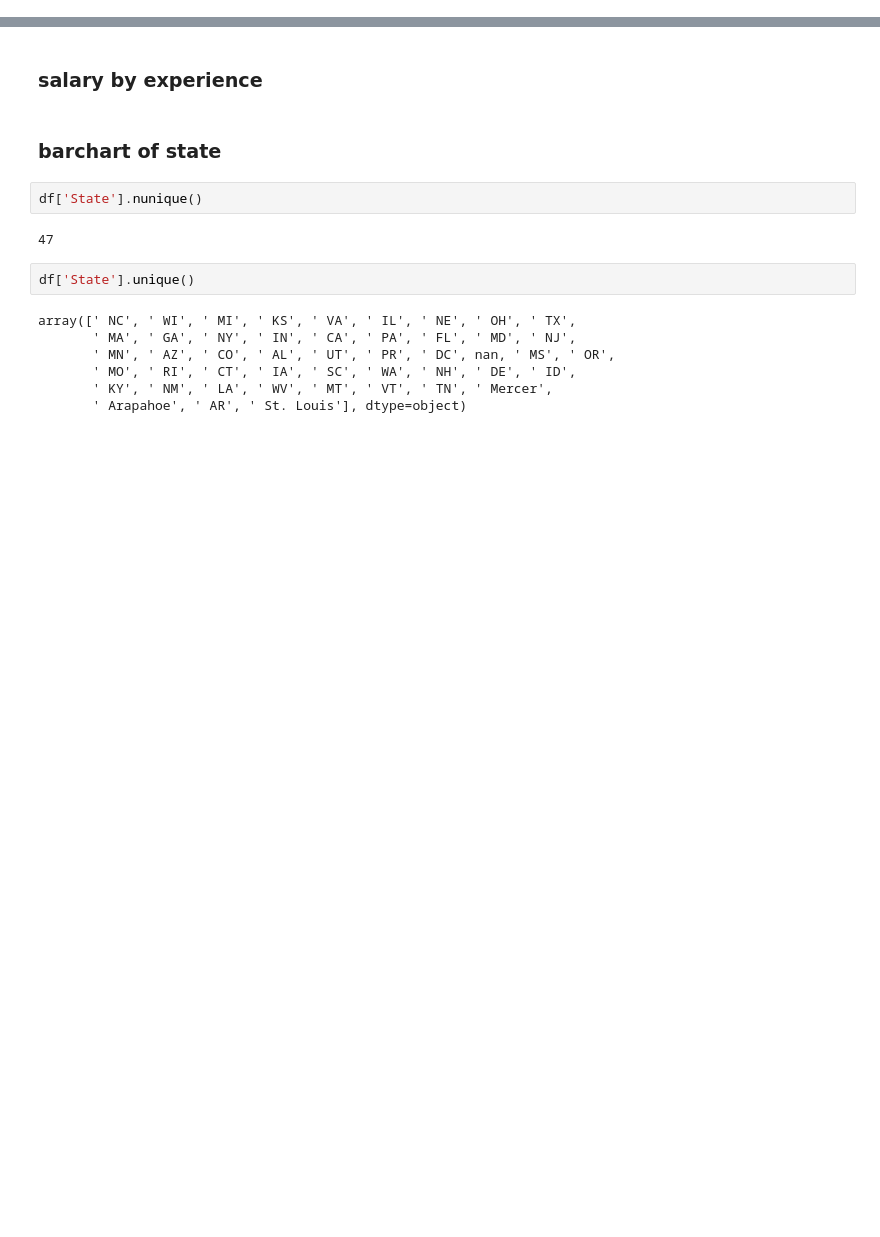
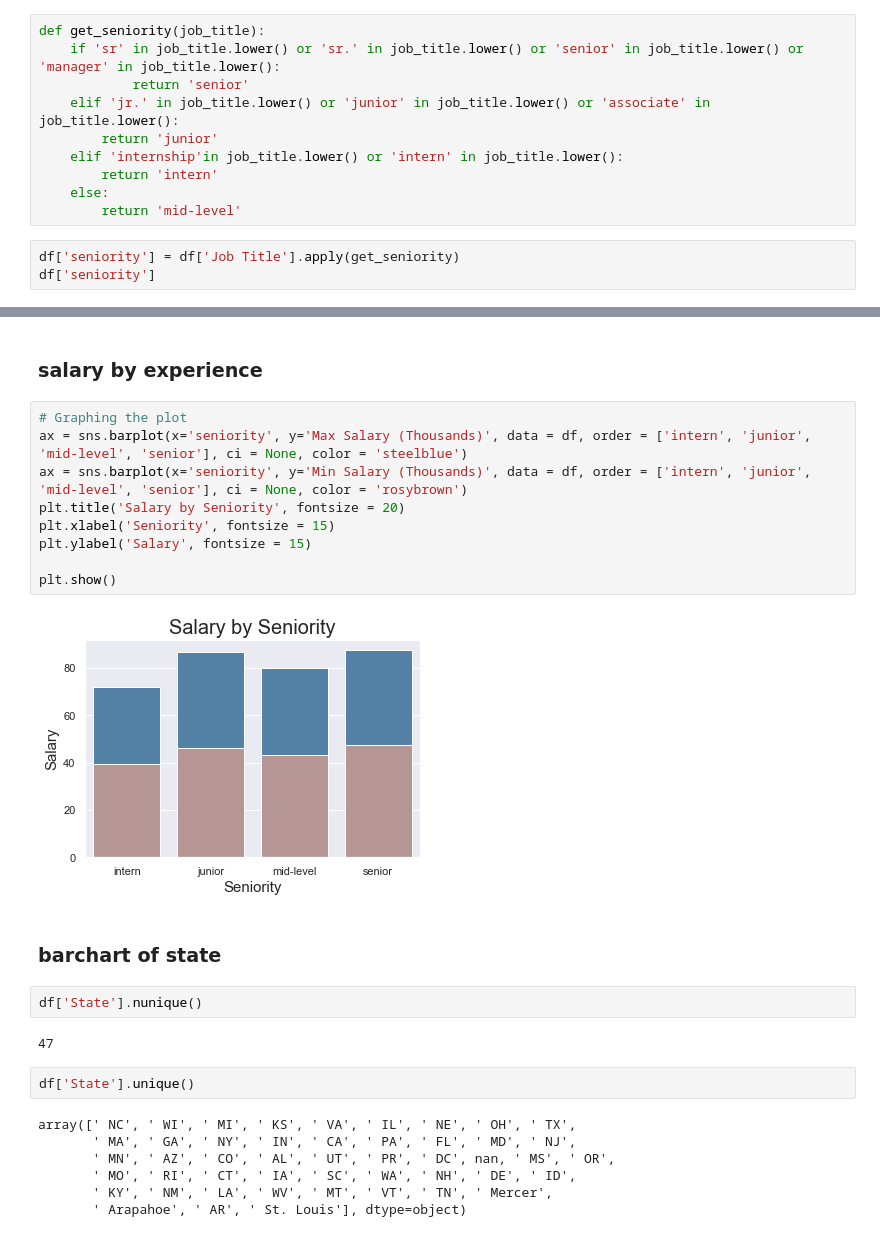
Before and after one commit to kodingwithkelly/GlassdoorProj, a Jupyter notebook: Glassdoor_EDA.ipynb, the cells around one changed output, grey strips where cells are left out. Cells and saved outputs as stored; diff of their text form; blank space fills up the shorter version.

```diff
--- a/Glassdoor_EDA.ipynb
+++ b/Glassdoor_EDA.ipynb
@@ -95,3 +95,16 @@ array(['Data Analyst', 'Data Analyst (South of Milwaukee)',
       dtype=object)
 # %% [markdown]
 Senior, Sr., Jr., Internship, Associate, Junior, Mid-Level, Manager
+# %%
+def get_seniority(job_title):
+    if 'sr' in job_title.lower() or 'sr.' in job_title.lower() or 'senior' in job_title.lower() or 'manager' in job_title.lower():
+            return 'senior'
+    elif 'jr.' in job_title.lower() or 'junior' in job_title.lower() or 'associate' in job_title.lower():
+        return 'junior'
+    elif 'internship'in job_title.lower() or 'intern' in job_title.lower():
+        return 'intern'
+    else:
+        return 'mid-level'
+# %%
+df['seniority'] = df['Job Title'].apply(get_seniority)
+df['seniority']
@@ -98,5 +132,16 @@ Senior, Sr., Jr., Internship, Associate, Junior, Mid-Level, Manager
 # %% [markdown]
 ### salary by experience
+# %%
+# Graphing the plot
+ax = sns.barplot(x='seniority', y='Max Salary (Thousands)', data = df, order = ['intern', 'junior', 'mid-level', 'senior'], ci = None, color = 'steelblue')
+ax = sns.barplot(x='seniority', y='Min Salary (Thousands)', data = df, order = ['intern', 'junior', 'mid-level', 'senior'], ci = None, color = 'rosybrown')
+plt.title('Salary by Seniority', fontsize = 20)
+plt.xlabel('Seniority', fontsize = 15)
+plt.ylabel('Salary', fontsize = 15)
+
+plt.show()
+# %% [output]
+[figure, added]
 # %% [markdown]
 ### barchart of state
 # %%
```
Also changed, not shown: parts of 12 cells of this notebook.
